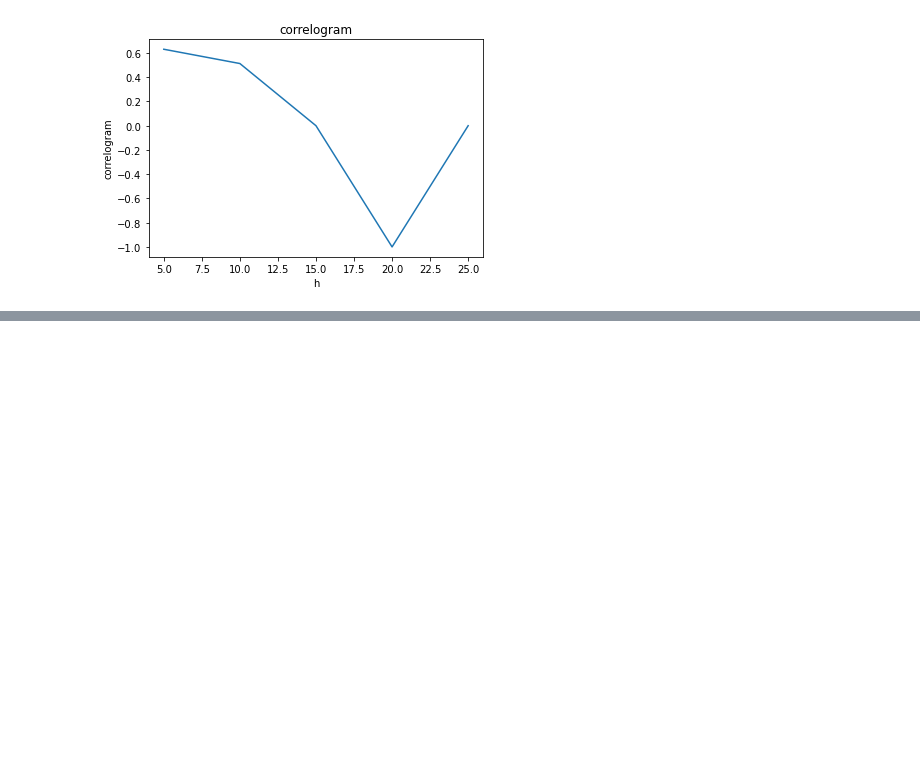
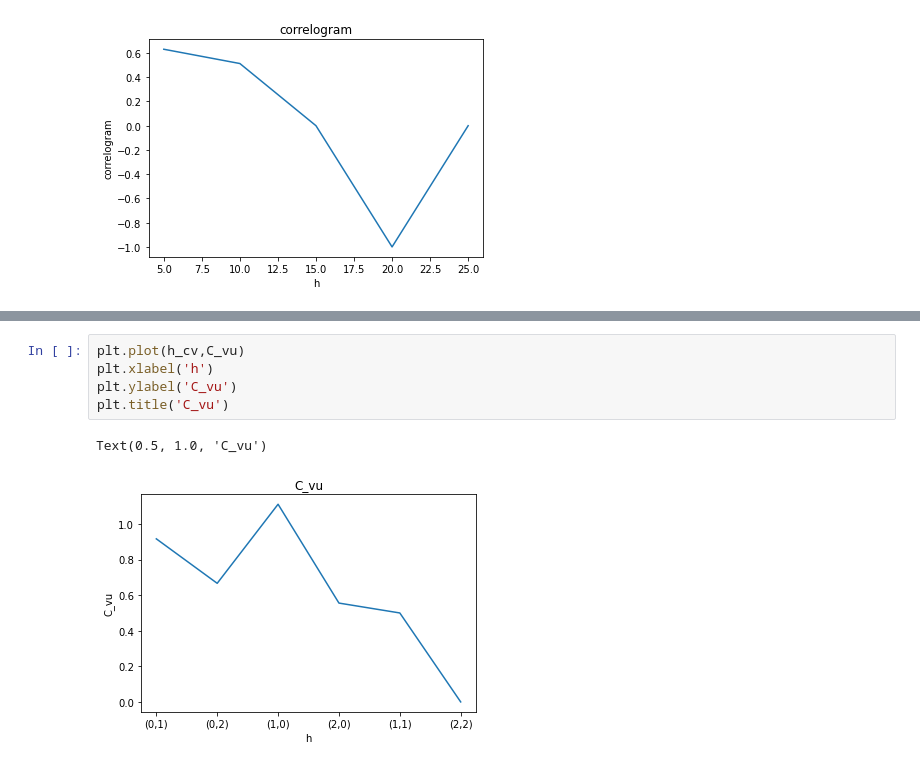
Before and after one commit to Momoc2/ESE5032_Assignment_12232267, a Jupyter notebook: PS1.ipynb, the cells around one changed output, grey strips where cells are left out. Drawn from its saved outputs; the diff is of its cells as text; blank space fills up the shorter version.

```diff
--- a/PS1.ipynb
+++ b/PS1.ipynb
@@ -350,0 +466,8 @@ Text(0.5, 1.0, 'variogram')
+# %%
+plt.plot(h_cv,C_vu)
+plt.xlabel('h')
+plt.ylabel('C_vu')
+plt.title('C_vu')
+# %% [output]
+Text(0.5, 1.0, 'C_vu')
+[figure, added]
```
Also changed, not shown: parts of 11 cells of this notebook.
